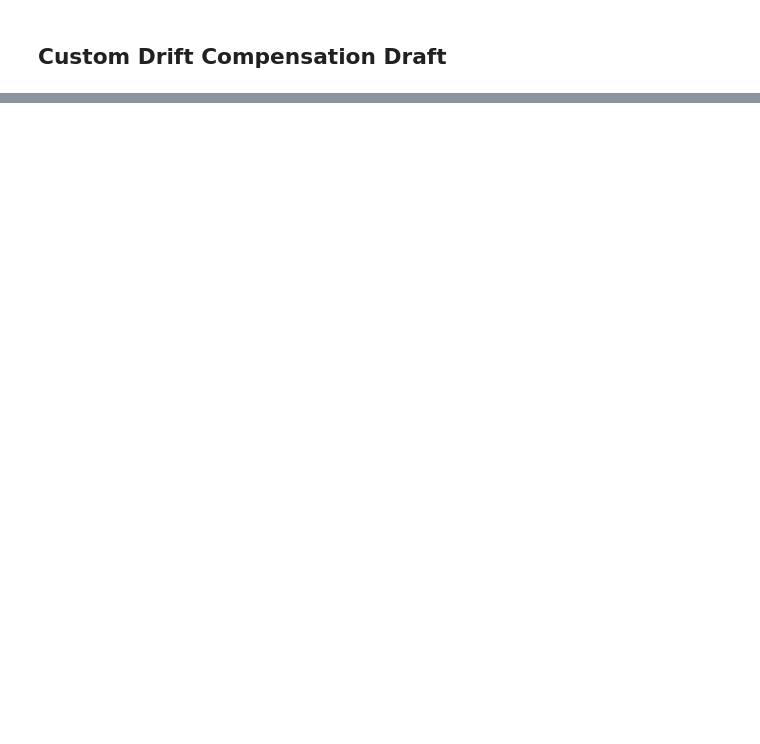
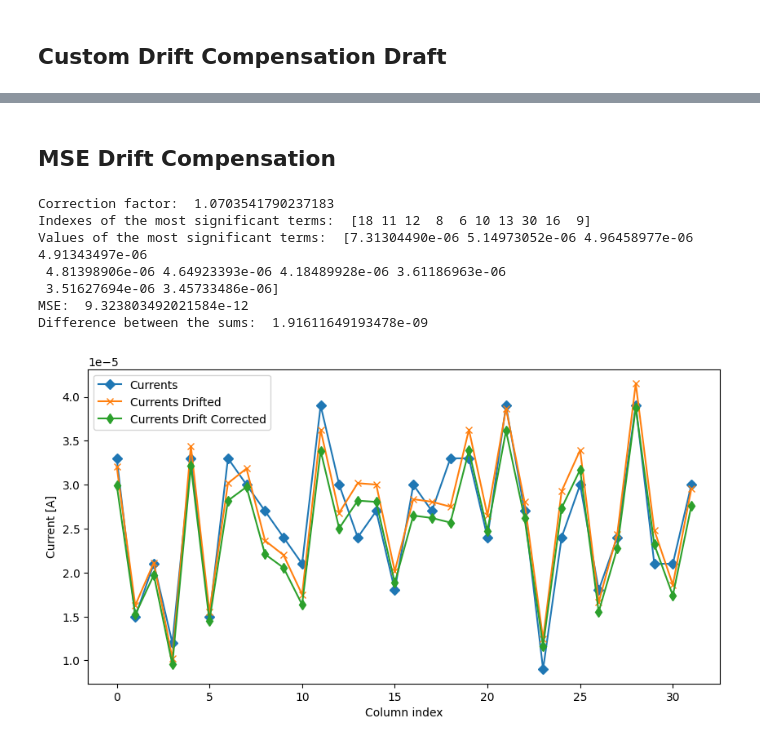
Before and after one commit to ApprehensiveKnee/aihwkit, a Jupyter notebook: sandbox/utils/drift_compensation.ipynb, the cells around one changed output, grey strips where cells are left out. Saved outputs shown, nothing was run; the diff lists cells and outputs as text; code cells hidden in the pictures; blank space fills up the shorter version.

```diff
--- a/sandbox/utils/drift_compensation.ipynb
+++ b/sandbox/utils/drift_compensation.ipynb
@@ -393,0 +656,39 @@ plt.show()
+# %% [markdown]
+## MSE Drift Compensation
+# %%
+ideal_correction_for_MSE = np.dot(currents_drift, currents_drift)/ np.dot(currents, currents_drift)
+
+ref_correction_for_MSE = np.dot(currents_drift_ref, currents_drift_ref)/ np.dot(currents_ref, currents_drift_ref)
+
+# estimate the error for the ideal correction
+corrected_currents_for_MSE = currents_drift/ref_correction_for_MSE
+
+# ============================================
+
+# ============================================
+
+
+print("Correction factor: ", ref_correction_for_MSE)
+
+
+
+MSE = compute_MSE(currents, corrected_currents_for_MSE,verbose=True)
+SUM_DIFF_SQR = compute_SUM_DIFF_SQR(currents, corrected_currents_for_MSE, verbose = True)
+
+# Plot currents and currents_drift_corrected_freq
+fig, ax = plt.subplots(1,1, figsize=(10,5))
+ax.plot(currents, label="Currents", marker='D')
+ax.plot(currents_drift, label="Currents Drifted", marker='x')
+ax.plot(corrected_currents_for_MSE, label="Currents Drift Corrected", marker='d')
+ax.set_xlabel("Column index")
+ax.set_ylabel("Current [A]")
+legend=ax.legend()
+# %% [output]
+Correction factor:  1.0703541790237183
+Indexes of the most significant terms:  [18 11 12  8  6 10 13 30 16  9]
+Values of the most significant terms:  [7.31304490e-06 5.14973052e-06 4.96458977e-06 4.91343497e-06
+ 4.81398906e-06 4.64923393e-06 4.18489928e-06 3.61186963e-06
+ 3.51627694e-06 3.45733486e-06]
+MSE:  9.323803492021584e-12
+Difference between the sums:  1.91611649193478e-09
+[figure, added]
```
Also changed, not shown: parts of 19 cells of this notebook, 12 other files.
